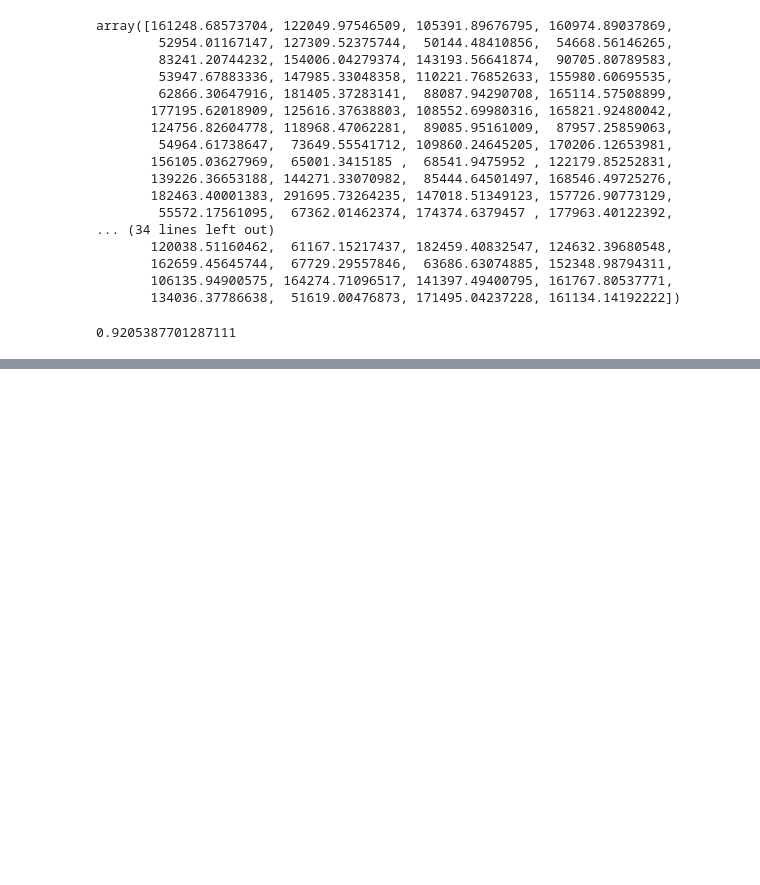
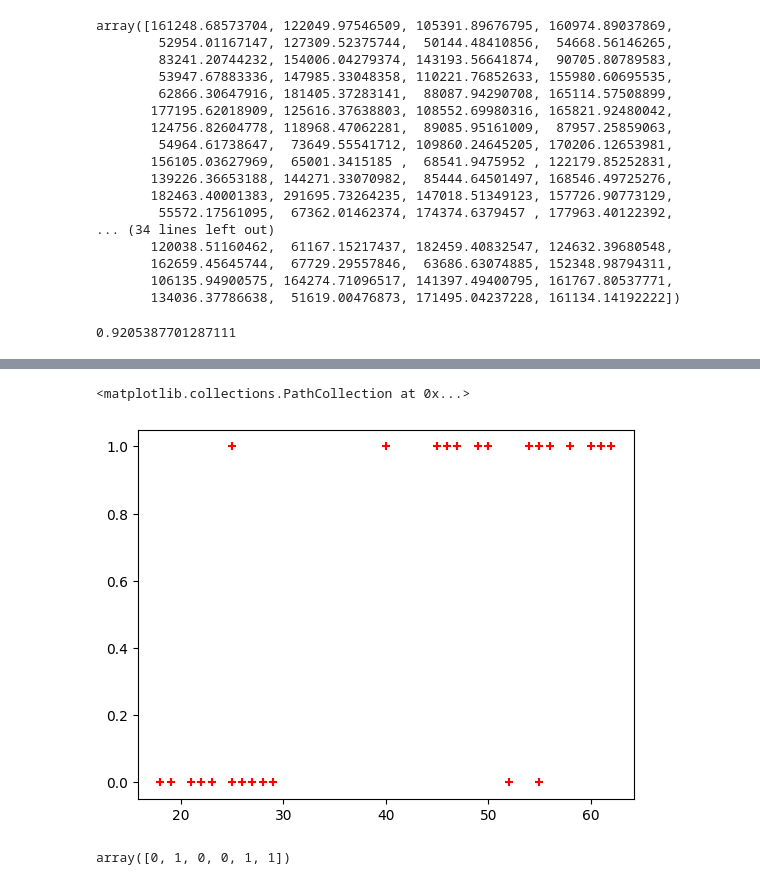
Before and after one commit to Preeth-09/AI_ML_Avanthi_preethi, a Jupyter notebook: train_test_split.ipynb, the cells around one changed output, grey strips where cells are left out. Cells and saved outputs as stored; diff of their text form; code cells hidden in the pictures; blank space fills up the shorter version.

```diff
--- a/train_test_split.ipynb
+++ b/train_test_split.ipynb
@@ -328,0 +336,3 @@ model.score(X_test,y_test)
+# %%
+df = pd.read_csv('/content/insurance_data.csv')
+df
@@ -328,0 +357,5 @@ model.score(X_test,y_test)
+# %%
+plt.scatter(df.age,df.bought_insurance,marker='+', color='red')
+# %% [output]
+<matplotlib.collections.PathCollection at 0x...>
+[figure, added]
@@ -328,0 +371,5 @@ model.score(X_test,y_test)
+# %%
+y_predicted = model.predict(X_test)
+y_predicted
+# %% [output]
+array([0, 1, 0, 0, 1, 1])
```
Also changed, not shown: parts of 9 cells of this notebook.
